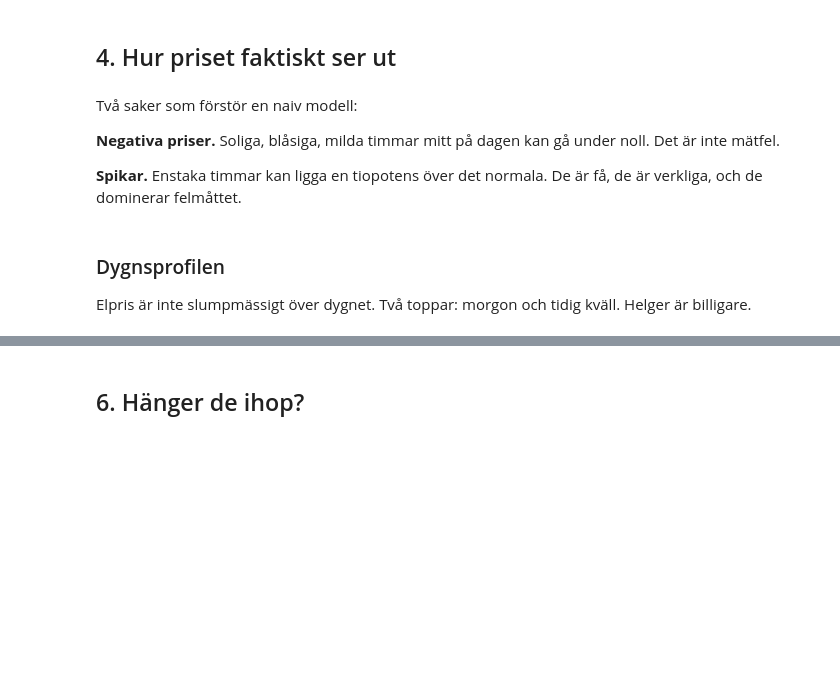
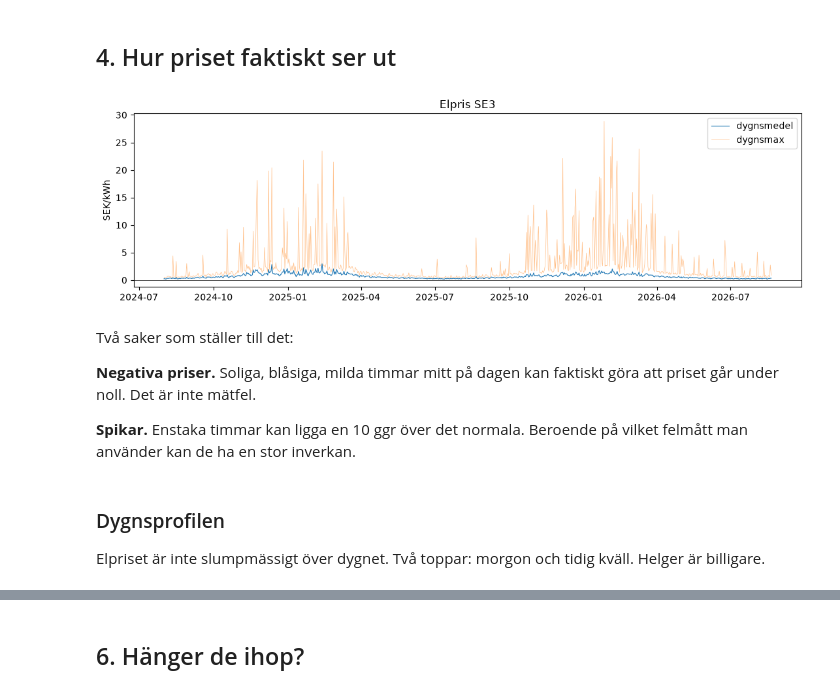
Before and after one commit to ithogskolan-aim25/aim25-starter, a Jupyter notebook: model/utforskning.ipynb, the cells around one changed output, grey strips where cells are left out. Saved outputs shown, nothing was run; the diff lists cells and outputs as text; code cells hidden in the pictures; blank space fills up the shorter version.

```diff
--- a/model/utforskning.ipynb
+++ b/model/utforskning.ipynb
@@ -92,23 +134,23 @@ se = se.drop_duplicates(subset=["ts_utc"], keep="first")
 # %%
 dygn = se.groupby("datum")["SEK_per_kWh"].agg(["mean", "max", "min"])
 dygn.index = pd.to_datetime(dygn.index)
 
 fig, ax = plt.subplots(figsize=(11, 3.4))
 ax.plot(dygn.index, dygn["mean"], lw=0.8, label="dygnsmedel")
-ax.plot(dygn.index, dygn["max"], lw=0.5, alpha=0.5, label="dygnstopp")
+ax.plot(dygn.index, dygn["max"], lw=0.5, alpha=0.5, label="dygnsmax")
 ax.axhline(0, color="k", lw=0.5)
 ax.set_ylabel("SEK/kWh")
 ax.legend()
 ax.set_title(f"Elpris {AREA}")
 plt.tight_layout()
+# %% [output]
+[figure, added]
 # %% [markdown]
-Två saker som förstör en naiv modell:
+Två saker som ställer till det:
 
-**Negativa priser.** Soliga, blåsiga, milda timmar mitt på dagen kan gå
-under noll. Det är inte mätfel.
+**Negativa priser.** Soliga, blåsiga, milda timmar mitt på dagen kan faktiskt göra att priset går under noll. Det är inte mätfel.
 
-**Spikar.** Enstaka timmar kan ligga en tiopotens över det normala. De är
-få, de är verkliga, och de dominerar felmåttet.
+**Spikar.** Enstaka timmar kan ligga en 10 ggr över det normala. Beroende på vilket felmått man använder kan de ha en stor inverkan.
 # %%
 print(f"negativa prispunkter: {(se['SEK_per_kWh'] < 0).sum()}")
 print(f"högsta prispunkt:     {se['SEK_per_kWh'].max():.2f} SEK/kWh")
@@ -121,7 +163,7 @@ print(f"\ndygn med medelpris > {tröskel:.2f}: "
 # %% [markdown]
 ### Dygnsprofilen
 
-Elpris är inte slumpmässigt över dygnet. Två toppar: morgon och
+Elpriset är inte slumpmässigt över dygnet. Två toppar: morgon och
 tidig kväll. Helger är billigare.
 # %%
 se["timme"] = se["ts_local"].dt.hour
```
Also changed, not shown: parts of 25 cells of this notebook, 1 other file.
